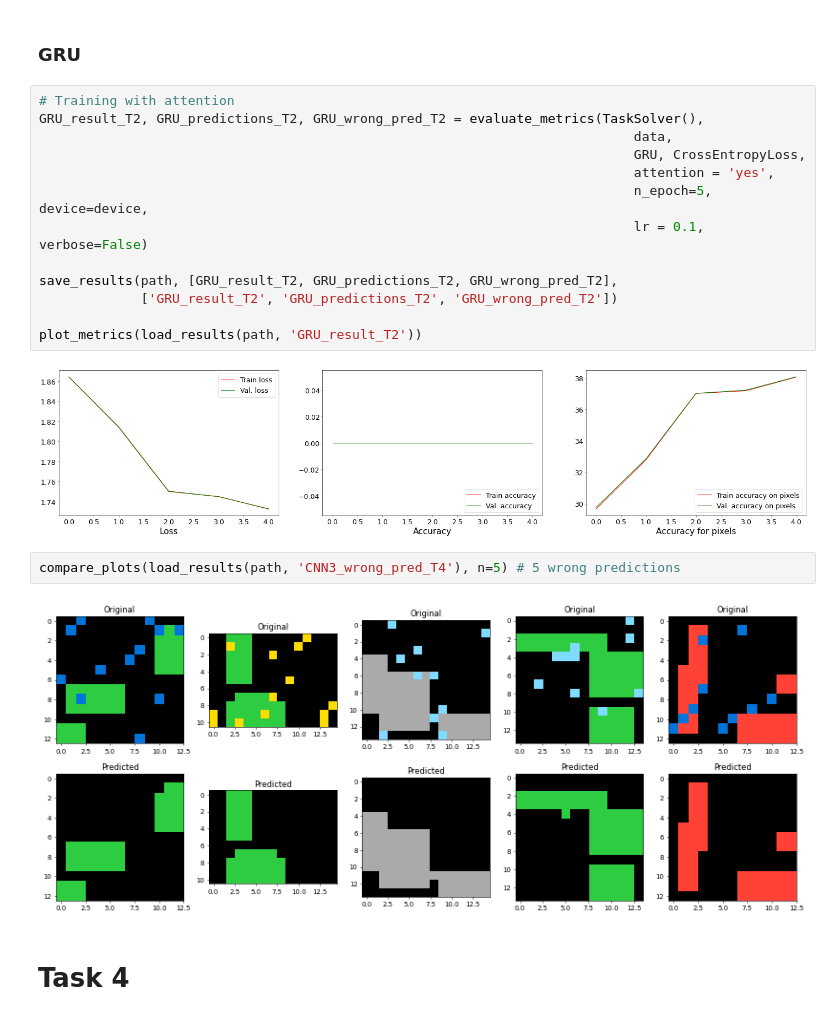
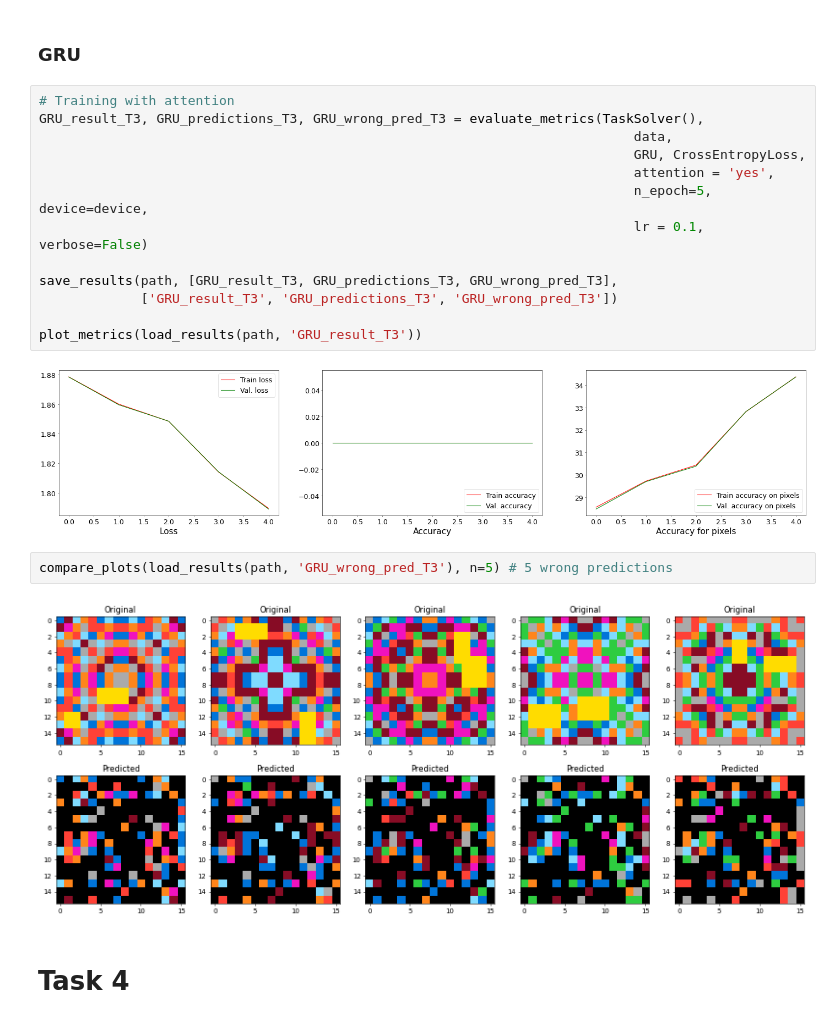
Before and after one commit to EgonFerri/Final_project_Aml_ARC, a Jupyter notebook: Task_analysis_Egon.ipynb, the cells around one changed output. Drawn from its saved outputs; the diff is of its cells as text.

```diff
--- a/Task_analysis_Egon.ipynb
+++ b/Task_analysis_Egon.ipynb
@@ -1026,23 +1026,23 @@ compare_plots(load_results(path, 'CNN3_wrong_pred_T3'), n=5) # 5 wrong predictio
 ### GRU
 # %%
 # Training with attention
-GRU_result_T2, GRU_predictions_T2, GRU_wrong_pred_T2 = evaluate_metrics(TaskSolver(),
+GRU_result_T3, GRU_predictions_T3, GRU_wrong_pred_T3 = evaluate_metrics(TaskSolver(),
                                                                             data,
                                                                             GRU, CrossEntropyLoss,
                                                                             attention = 'yes',
                                                                             n_epoch=5, device=device,
                                                                             lr = 0.1, verbose=False)
 
-save_results(path, [GRU_result_T2, GRU_predictions_T2, GRU_wrong_pred_T2],
-             ['GRU_result_T2', 'GRU_predictions_T2', 'GRU_wrong_pred_T2'])
+save_results(path, [GRU_result_T3, GRU_predictions_T3, GRU_wrong_pred_T3],
+             ['GRU_result_T3', 'GRU_predictions_T3', 'GRU_wrong_pred_T3'])
 
-plot_metrics(load_results(path, 'GRU_result_T2'))
+plot_metrics(load_results(path, 'GRU_result_T3'))
 # %% [output]
-[figure, old version]
+[figure, new version]
 # %%
-compare_plots(load_results(path, 'CNN3_wrong_pred_T4'), n=5) # 5 wrong predictions
+compare_plots(load_results(path, 'GRU_wrong_pred_T3'), n=5) # 5 wrong predictions
 # %% [output]
-[figure, old version]
+[figure, new version]
 # %% [markdown]
 # Task 4
 # %%
```
Also changed, not shown: parts of 4 cells of this notebook, 15 other files.
